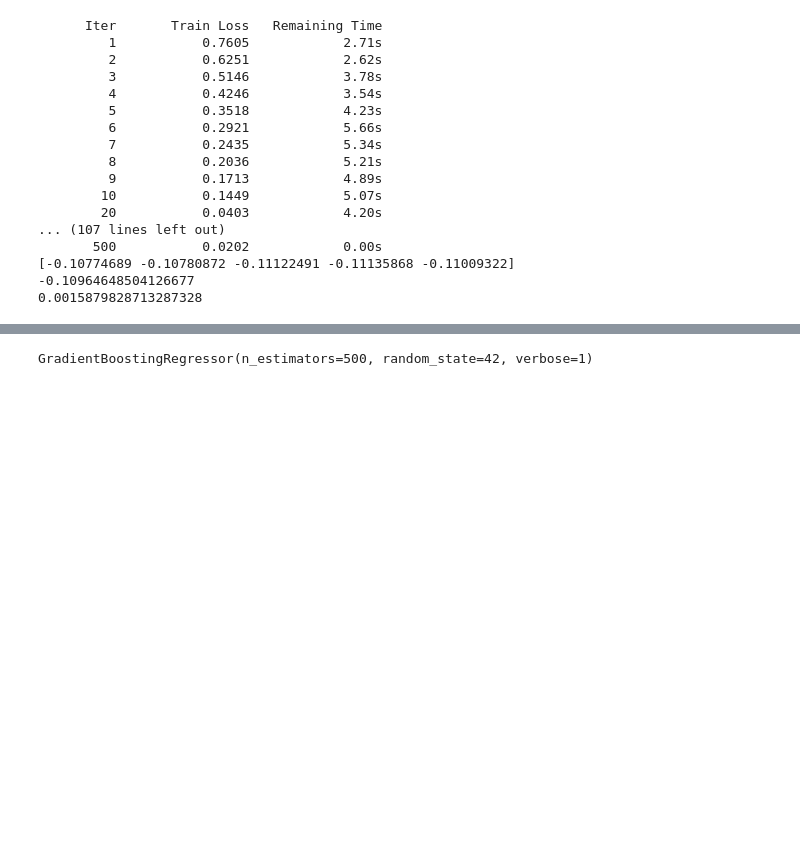
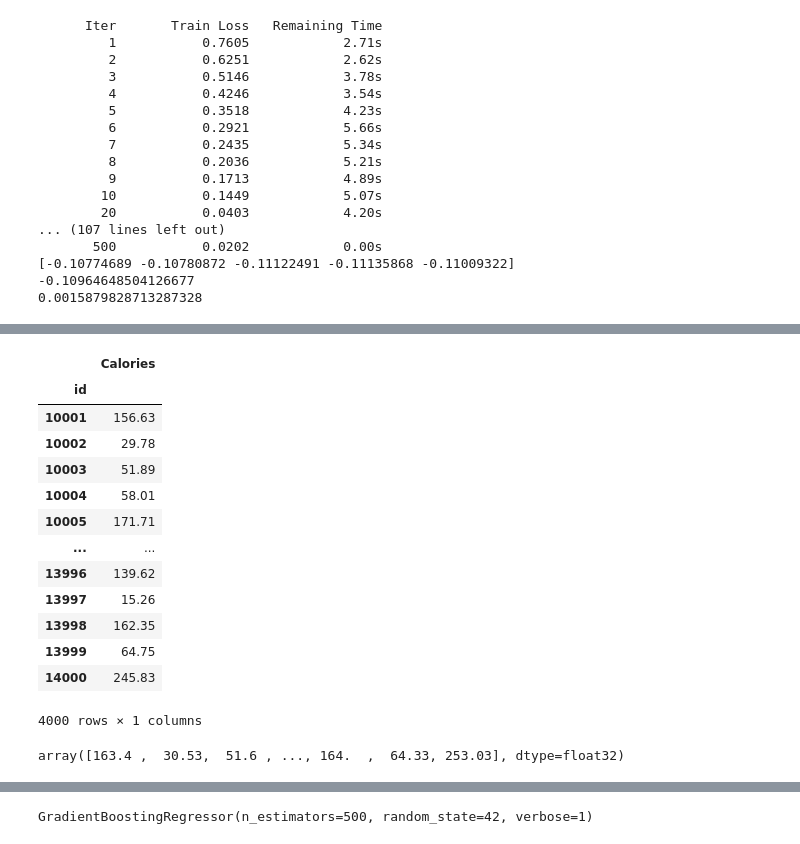
Before and after one commit to NicoUIcreator/WaynessMarketing, a Jupyter notebook: jupiters/presentacion.ipynb, the cells around one changed output, grey strips where cells are left out. Drawn from its saved outputs; the diff is of its cells as text; code cells hidden in the pictures; blank space fills up the shorter version.

```diff
--- a/jupiters/presentacion.ipynb
+++ b/jupiters/presentacion.ipynb
@@ -429,0 +562,7 @@ print(results_cv.std())
+# %%
+XFinal = dfTestPuntos[['Age', 'Height', 'Weight', 'Duration', 'Heart_Rate','female', 'male', 'wep', 'activity_category']]
+XFinalScal = scaler.transform(XFinal)
+# %%
+
+y_pred = gbr_model.predict(XFinalScal)
+y_pred = np.expm1(y_pred)
@@ -429,0 +574,21 @@ print(results_cv.std())
+# %%
+dfTest = pd.read_csv("../data/exercise-test.csv",index_col=0)
+# %%
+dfTest["Calories"] = y_pred.round(2)
+modelo6=dfTest[["Calories"]]
+modelo6
+# %% [output]
+|  | Calories |
+| id |  |
+| 10001 | 156.63 |
+| 10002 | 29.78 |
+| 10003 | 51.89 |
+| 10004 | 58.01 |
+| 10005 | 171.71 |
+| ... | ... |
+| 13996 | 139.62 |
+| 13997 | 15.26 |
+| 13998 | 162.35 |
+| 13999 | 64.75 |
+| 14000 | 245.83 |
+4000 rows × 1 columns
@@ -429,0 +605,4 @@ print(results_cv.std())
+# %%
+y_pred.round(2)
+# %% [output]
+array([163.4 ,  30.53,  51.6 , ..., 164.  ,  64.33, 253.03], dtype=float32)
```
Also changed, not shown: parts of 33 cells of this notebook, 24 other files.
